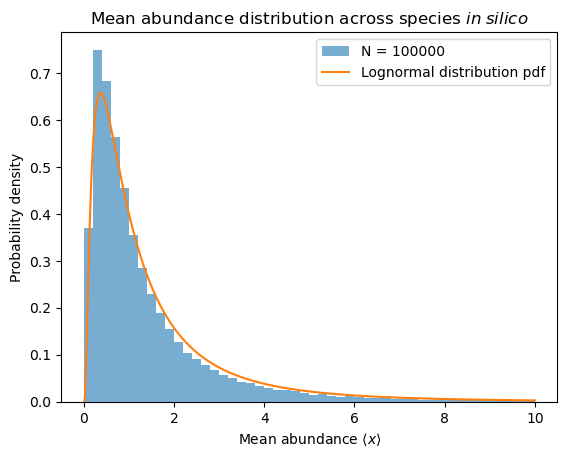
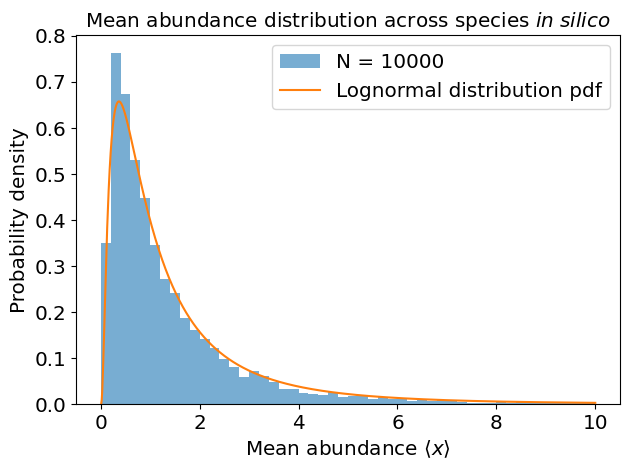
Unified diff of the notebook cell whose output changed from the first chart to the second:
--- before
+++ after
@@ -1,3 +1,3 @@
-N = 100000
+N = 10000
 K_range = np.random.lognormal(mean=0, sigma=1, size=N)
 x_0 = np.ones(N)
@@ -17,7 +17,10 @@
 lognormal = sc.stats.lognorm.pdf(x_range, 1)
 plt.plot(x_range, lognormal, label="Lognormal distribution pdf")
-plt.xlabel(r"Mean abundance $\langle x \rangle$")
-plt.ylabel("Probability density")
-plt.title(r"Mean abundance distribution across species $\it{in\; silico}$")
-plt.legend()
+plt.xlabel(r"Mean abundance $\langle x \rangle$", fontsize='x-large')
+plt.ylabel("Probability density", fontsize='x-large')
+plt.title(r"Mean abundance distribution across species $\it{in\; silico}$", fontsize='x-large')
+plt.legend(fontsize='x-large')
+plt.tick_params(labelsize='x-large')
+plt.tight_layout()
+plt.savefig("Tercera ley.pdf")
 plt.show()

Commit: Actualizados scripts y gráficos de transiciones de fase